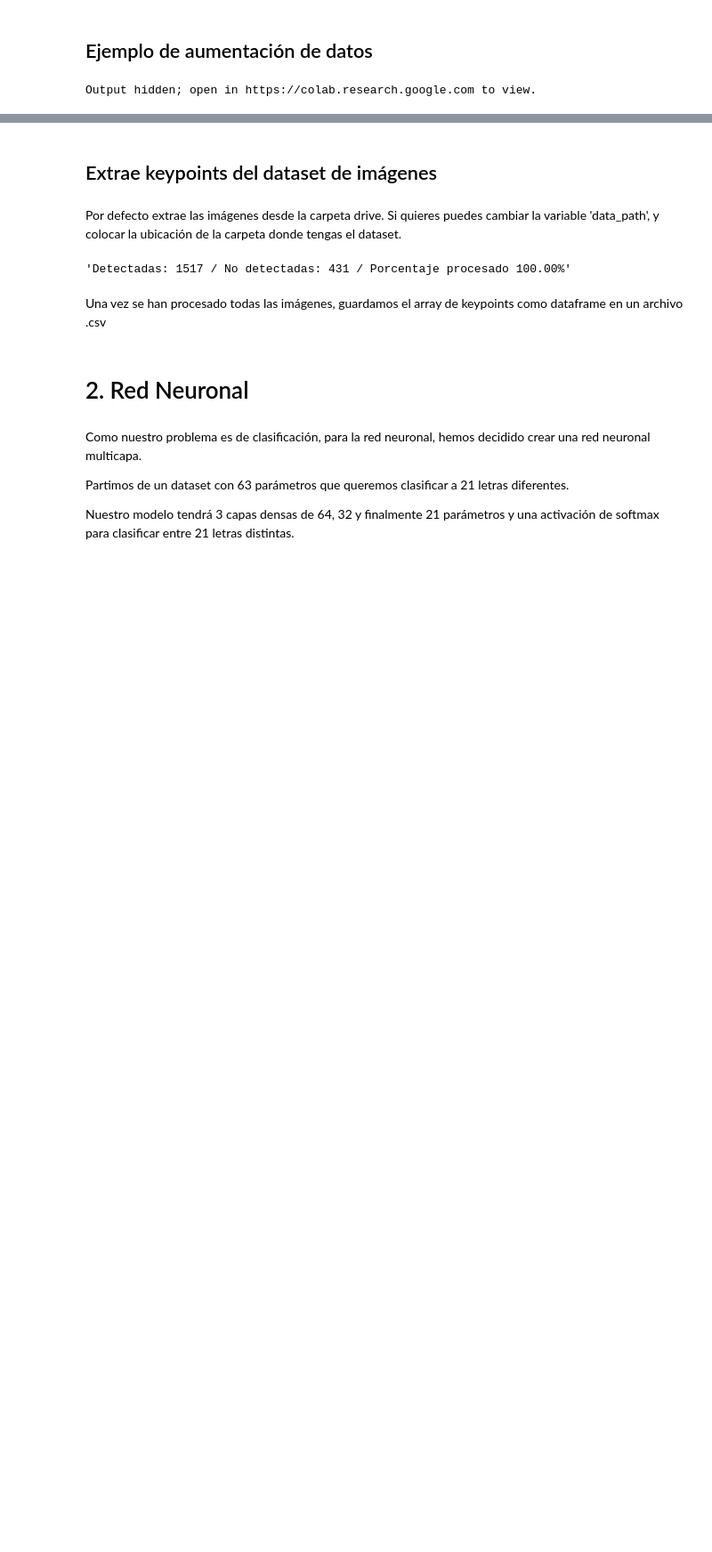
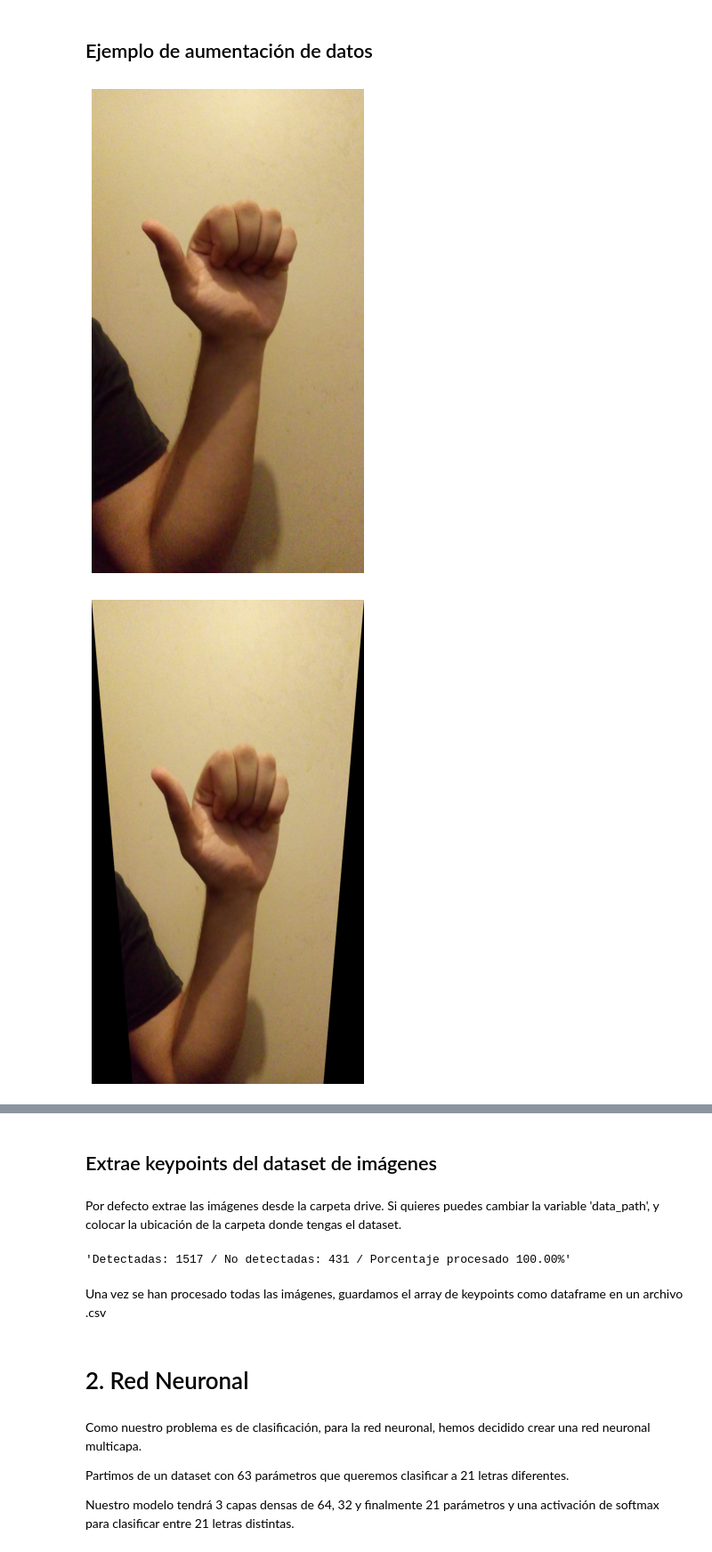
Before and after one commit to mattin-i/Reconocimiento-Alfabeto-Signos, a Jupyter notebook: Reconocimiento Lengua de Signos.ipynb, the cells around one changed output, grey strips where cells are left out. Shown at 89% size. Drawn from its saved outputs; the diff is of its cells as text; code cells hidden in the pictures; blank space fills up the shorter version.

```diff
--- a/Reconocimiento Lengua de Signos.ipynb
+++ b/Reconocimiento Lengua de Signos.ipynb
@@ -214,11 +270,12 @@ Output hidden; open in https://colab.research.google.com to view.
 # %%
 drive_path = 'drive/My Drive/Proyecto Deep Learning/dataset'
 ejemploIzq = '/E/1f25f60e-7742-42e7-a93d-8884d3bf9472.jpg'
 
 img = cv2.imread(drive_path + ejemploIzq)
-cv2_imshow(img)
-cv2_imshow(perspective_change(img))
-cv2_imshow(affine_change(img))
-cv2_imshow(resize_change(img))
+img_show(img)
+img_show(perspective_change(img))
+img_show(affine_change(img))
+img_show(resize_change(img))
 # %% [output]
-Output hidden; open in https://colab.research.google.com to view.
+[figure, added]
+[figure, added]
```
Also changed, not shown: parts of 9 cells of this notebook.
